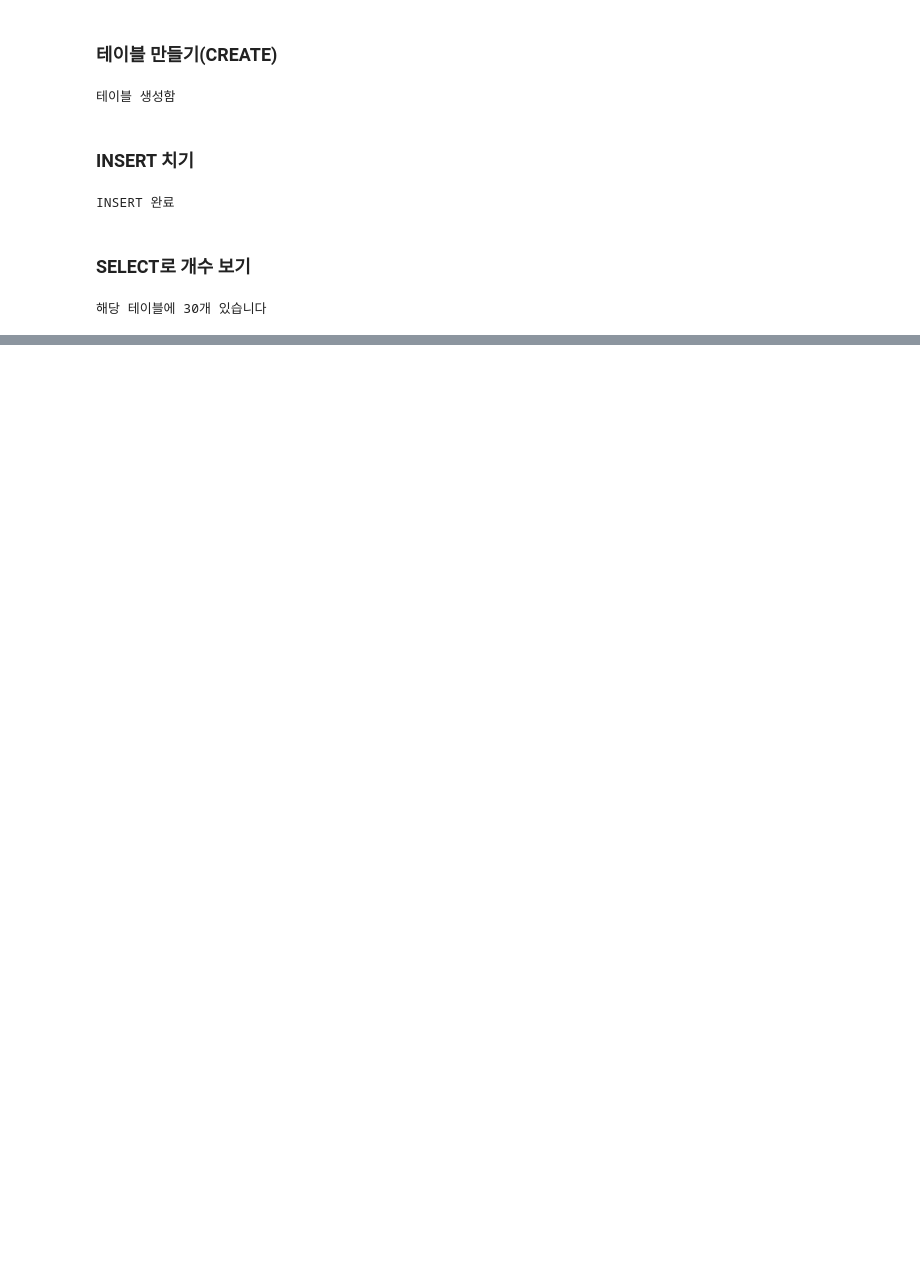
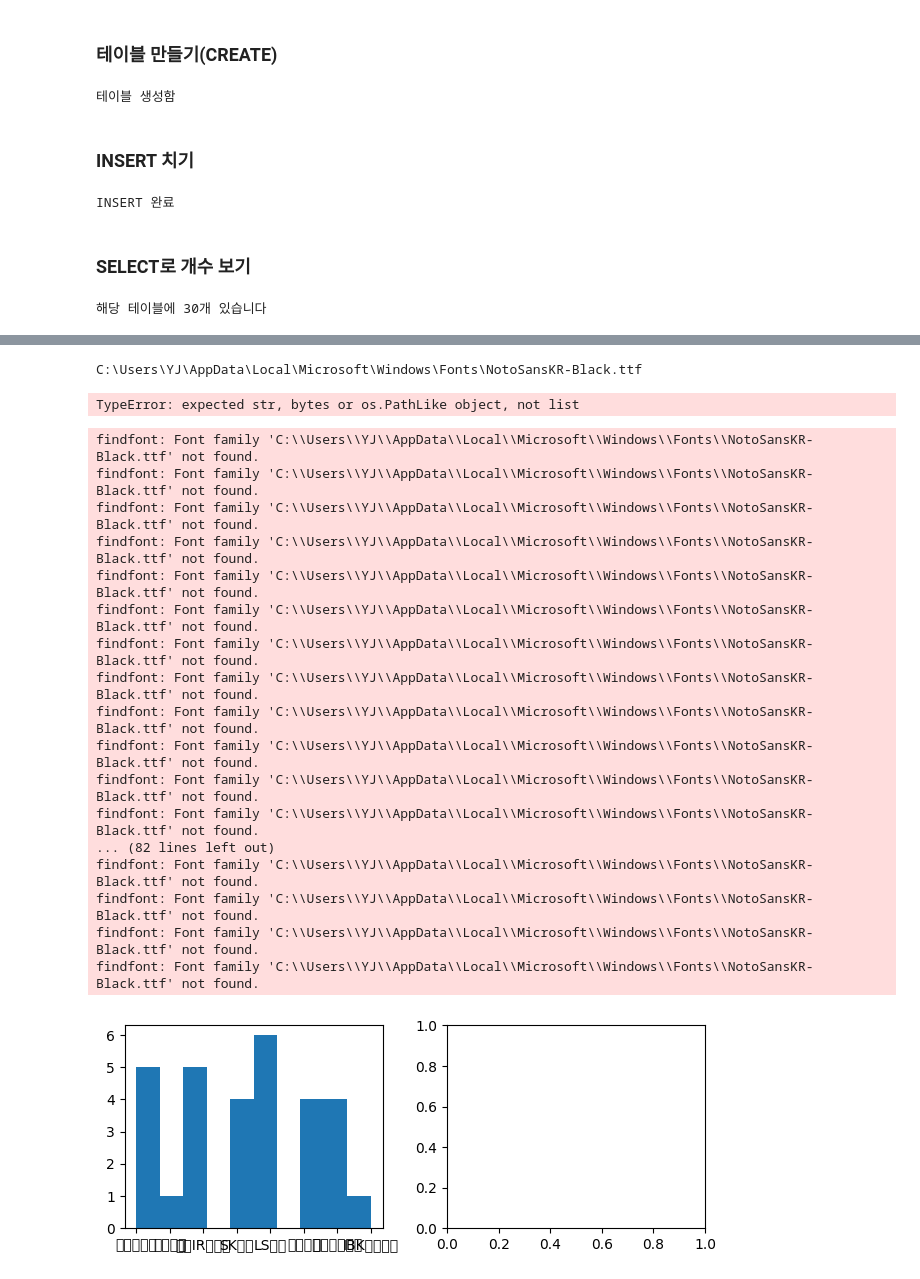
Before and after one commit to ZeroJoon2/pythonstudy, a Jupyter notebook: django_proj/webcrawling/13_projects/13_project.ipynb, the cells around one changed output, grey strips where cells are left out. Cells and saved outputs as stored; diff of their text form; code cells hidden in the pictures; blank space fills up the shorter version.

```diff
--- a/django_proj/webcrawling/13_projects/13_project.ipynb
+++ b/django_proj/webcrawling/13_projects/13_project.ipynb
@@ -347,0 +364,46 @@ INSERT 완료
+# %%
+import matplotlib.font_manager as fm
+
+#원하는 한글 글꼴 찾기
+font_path = [i for i in fm.findSystemFonts(fontext='ttf') if 'NotoSansKR-Black' in i]
+print(font_path[0])
+font_prop = fm.FontProperties(fname = font_path)
+
+print(font_prop)
+# %% [output]
+C:\Users\YJ\AppData\Local\Microsoft\Windows\Fonts\NotoSansKR-Black.ttf
+TypeError: expected str, bytes or os.PathLike object, not list
+# %%
+import matplotlib.pyplot as plt
+import matplotlib.font_manager as fm
+
+#사용하기
+fm.fontManager
+fig = plt.figure()
+axes1 = fig.add_subplot(2,2,1)
+axes2 = fig.add_subplot(2,2,2)
+
+
+
+axes1.hist(x = df['investment'])
+
+plt.tight_layout()
+# %% [output]
+findfont: Font family 'C:\\Users\\YJ\\AppData\\Local\\Microsoft\\Windows\\Fonts\\NotoSansKR-Black.ttf' not found.
+findfont: Font family 'C:\\Users\\YJ\\AppData\\Local\\Microsoft\\Windows\\Fonts\\NotoSansKR-Black.ttf' not found.
+findfont: Font family 'C:\\Users\\YJ\\AppData\\Local\\Microsoft\\Windows\\Fonts\\NotoSansKR-Black.ttf' not found.
+findfont: Font family 'C:\\Users\\YJ\\AppData\\Local\\Microsoft\\Windows\\Fonts\\NotoSansKR-Black.ttf' not found.
+findfont: Font family 'C:\\Users\\YJ\\AppData\\Local\\Microsoft\\Windows\\Fonts\\NotoSansKR-Black.ttf' not found.
+findfont: Font family 'C:\\Users\\YJ\\AppData\\Local\\Microsoft\\Windows\\Fonts\\NotoSansKR-Black.ttf' not found.
+findfont: Font family 'C:\\Users\\YJ\\AppData\\Local\\Microsoft\\Windows\\Fonts\\NotoSansKR-Black.ttf' not found.
+findfont: Font family 'C:\\Users\\YJ\\AppData\\Local\\Microsoft\\Windows\\Fonts\\NotoSansKR-Black.ttf' not found.
+findfont: Font family 'C:\\Users\\YJ\\AppData\\Local\\Microsoft\\Windows\\Fonts\\NotoSansKR-Black.ttf' not found.
+findfont: Font family 'C:\\Users\\YJ\\AppData\\Local\\Microsoft\\Windows\\Fonts\\NotoSansKR-Black.ttf' not found.
+findfont: Font family 'C:\\Users\\YJ\\AppData\\Local\\Microsoft\\Windows\\Fonts\\NotoSansKR-Black.ttf' not found.
+findfont: Font family 'C:\\Users\\YJ\\AppData\\Local\\Microsoft\\Windows\\Fonts\\NotoSansKR-Black.ttf' not found.
+... (82 lines left out)
+findfont: Font family 'C:\\Users\\YJ\\AppData\\Local\\Microsoft\\Windows\\Fonts\\NotoSansKR-Black.ttf' not found.
+findfont: Font family 'C:\\Users\\YJ\\AppData\\Local\\Microsoft\\Windows\\Fonts\\NotoSansKR-Black.ttf' not found.
+findfont: Font family 'C:\\Users\\YJ\\AppData\\Local\\Microsoft\\Windows\\Fonts\\NotoSansKR-Black.ttf' not found.
+findfont: Font family 'C:\\Users\\YJ\\AppData\\Local\\Microsoft\\Windows\\Fonts\\NotoSansKR-Black.ttf' not found.
+[figure, added]
```
Also changed, not shown: parts of 5 cells of this notebook.
